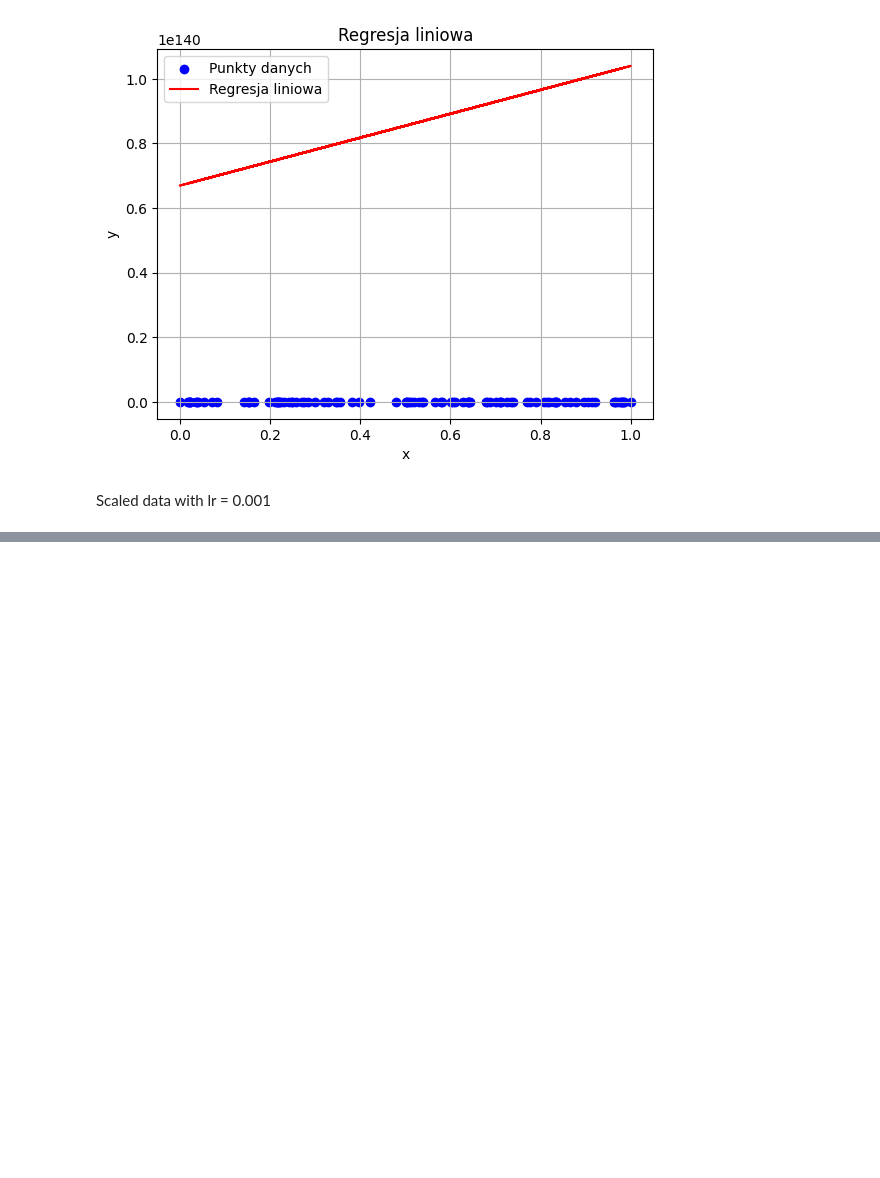
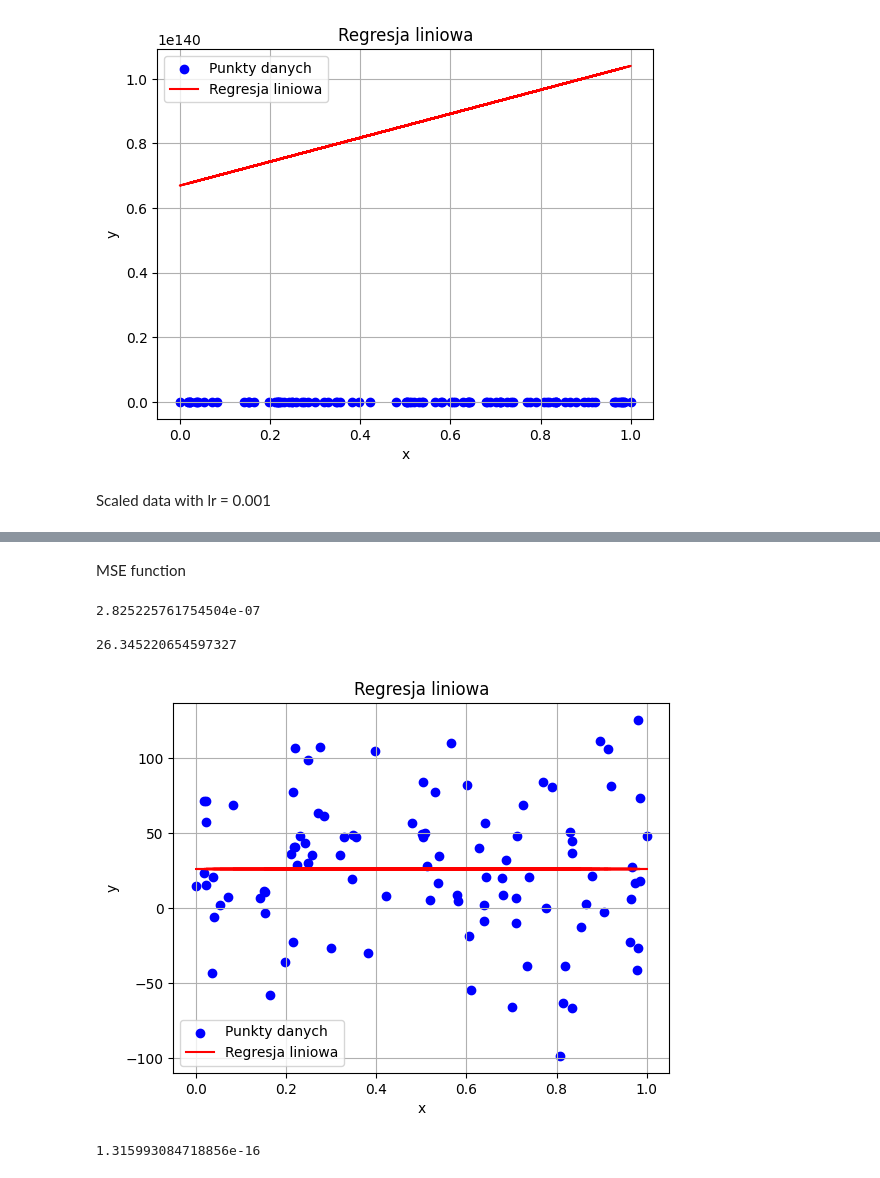
Before and after one commit to szymonszwedzinskiii/DataTemplates, a Jupyter notebook: Linearregression.ipynb, the cells around one changed output, grey strips where cells are left out. Drawn from its saved outputs; the diff is of its cells as text; code cells hidden in the pictures; blank space fills up the shorter version.

```diff
--- a/Linearregression.ipynb
+++ b/Linearregression.ipynb
@@ -383,0 +384,77 @@ plt.show()
+# %% [markdown]
+MSE function
+# %%
+def mse(y_true, y_pred):
+  return np.mean(y_true-y_pred)**2
+# %%
+x = np.array([
+  27.88535969, -94.99784896, -44.99413633, -55.35785237, 47.29424283, 35.33989749,
+  78.43591354, -82.61223347, -15.61563606, -94.04055611, 35.99605245, 15.54794998,
+  66.2225374,  62.14784091,  21.92468686, -88.02083374, 20.94386645,  0.64987597,
+  69.8139395,  46.39878836, 81.88651899,  28.23520383,  7.69799098, 62.969062,
+  15.98193138, -57.09824352, -39.50968237, 1.80031322,  27.50293184, -94.04071917,
+  71.96336094, 95.00507388, -49.69665354, -56.27240539, -94.04014559, -23.33740895,
+  -55.16018462, 39.60033911, -59.63802705, -55.52060329, 44.39829339,  25.20491406,
+  92.39453098,  7.23991107, 94.38736013, -90.54770247, -84.82760477, 0.72456183,
+  -52.93512271, -66.22225457,  41.94945119, -68.9044807, -68.4231451, -42.72037638,
+  53.23896534, -55.93713966, 41.30460597, -98.70024848, -28.62002649, 57.08767711,
+  -70.64000419, -91.28667645, 91.24270908,  94.95344649,  95.98163501, -49.46877447,
+  2.65359697,  19.88376507, 64.98844377, 54.49414806,  0.29451345, -44.41846486,
+  -54.44036129, 13.09430457, 60.83261584, -95.20740695, -35.66490077, 95.5642873,
+  66.14974048,  65.94201675, 74.95337719, -29.9736629, -20.31282318, 4.00510617,
+  27.48315765, 41.54643677,  5.83350204, -33.65945451, 91.94699248,  -3.98549504,
+  -47.8039801,  83.29440089, 80.04102067, 93.737116  , -68.32414678, -91.44941704,
+  98.72920708, -50.90865879,  37.27951874, -30.22155457
+])
+x = x.reshape(-1, 1)
+
+scaler = MinMaxScaler()
+x = scaler.fit_transform(x)
+np.random.seed(42)
+noise = np.random.normal(0, 50, size=100)
+
+x_flat = x.ravel()
+
+w = 3
+b = 30
+
+y = w * x_flat + b + noise
+
+epochs = 1000
+lr = 0.001
+n = len(x)
+
+for _ in range(epochs):
+  y_pred = w * x + b
+  error = y -y_pred
+  dw = -2 * np.sum(x * error) / n
+  db = -2 * np.sum(error) / n
+
+  w -= lr * dw
+  b -= lr * db
+
+print(w)
+print()
+
+print(b)
+y_pred = model(x,w,b)
+
+
+
+plt.scatter(x.ravel(), y, color='blue', label='Punkty danych')
+plt.plot(x, w*x+b, color='red', label='Regresja liniowa')
+
+plt.xlabel('x')
+plt.ylabel('y')
+plt.title('Regresja liniowa')
+plt.legend()
+plt.grid(True)
+plt.show()
+
+print(mse(y, (w*x +b)))
+# %% [output]
+2.825225761754504e-07
+
+26.345220654597327
+[figure, added]
+1.315993084718856e-16
```
Also changed, not shown: parts of 5 cells of this notebook.
